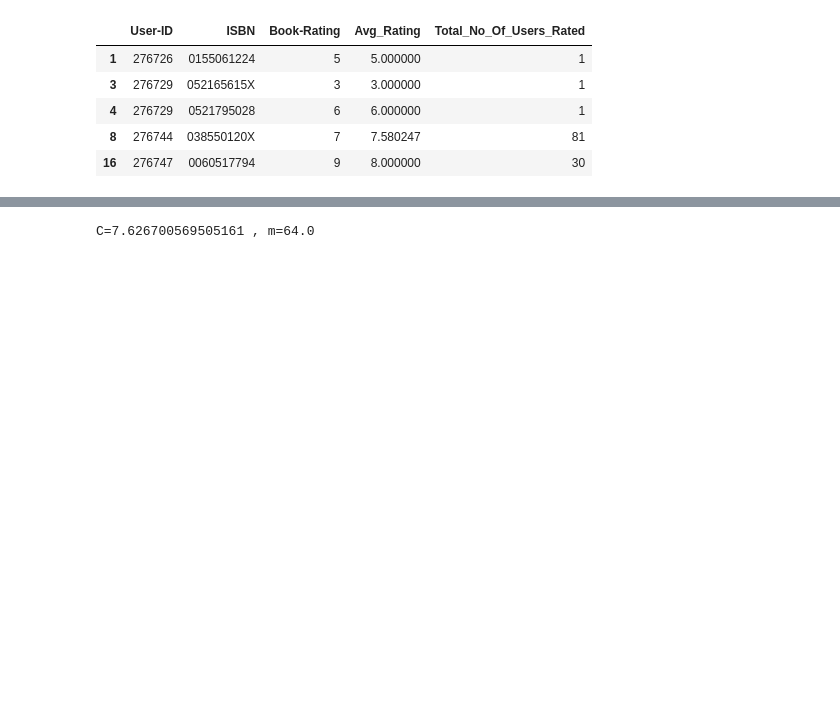
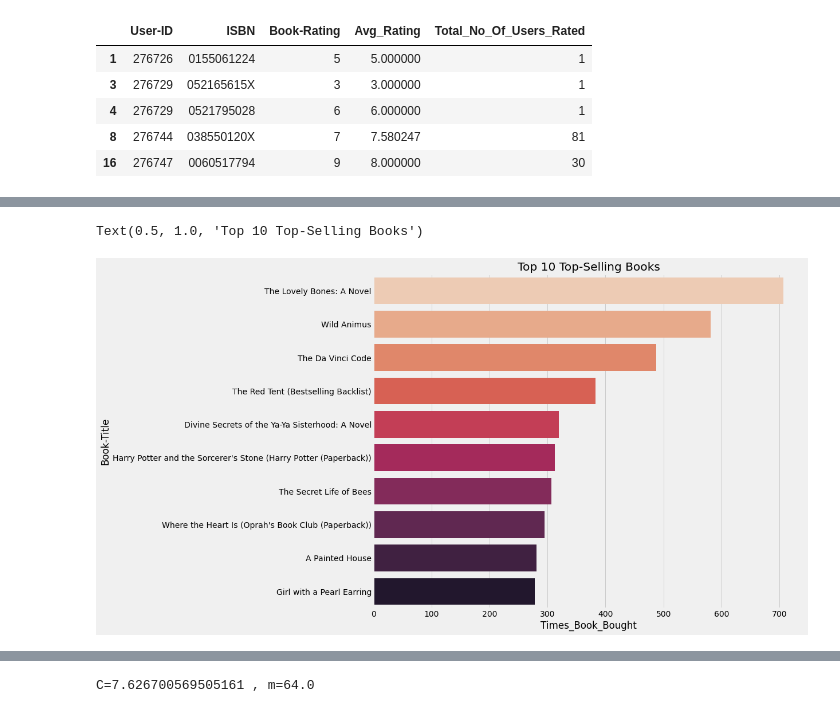
Before and after one commit to Gulzar-khan/Book-Recommendation-System, a Jupyter notebook: Individual_Book_Recommendation_System.ipynb, the cells around one changed output, grey strips where cells are left out. Drawn from its saved outputs; the diff is of its cells as text; code cells hidden in the pictures; blank space fills up the shorter version.

```diff
--- a/Individual_Book_Recommendation_System.ipynb
+++ b/Individual_Book_Recommendation_System.ipynb
@@ -504,0 +539,7 @@ Final_Dataset.shape
+# %%
+#Top Selling books
+most_selling_isbn=ratings_explicit.groupby('ISBN')['Book-Rating'].count().reset_index()
+most_selling_isbn=most_selling_isbn.sort_values(by=['Book-Rating'], ascending=False)
+top_selling_books_summary = pd.merge(most_selling_isbn,books, on='ISBN')
+top_selling_books_summary['Times_Book_Bought']=top_selling_books_summary['Book-Rating']  #Making a column for better showing in graph
+top_selling_books_summary.head(5)
@@ -504,0 +553,9 @@ Final_Dataset.shape
+# %%
+#countplot for Most read books
+plt.style.use('fivethirtyeight')
+plt.figure(figsize=(12,10))
+sns.barplot(y='Book-Title',x='Times_Book_Bought',data=top_selling_books_summary.head(10), palette='rocket_r')
+plt.title('Top 10 Top-Selling Books')
+# %% [output]
+Text(0.5, 1.0, 'Top 10 Top-Selling Books')
+[figure, added]
```
Also changed, not shown: parts of 110 cells of this notebook.
